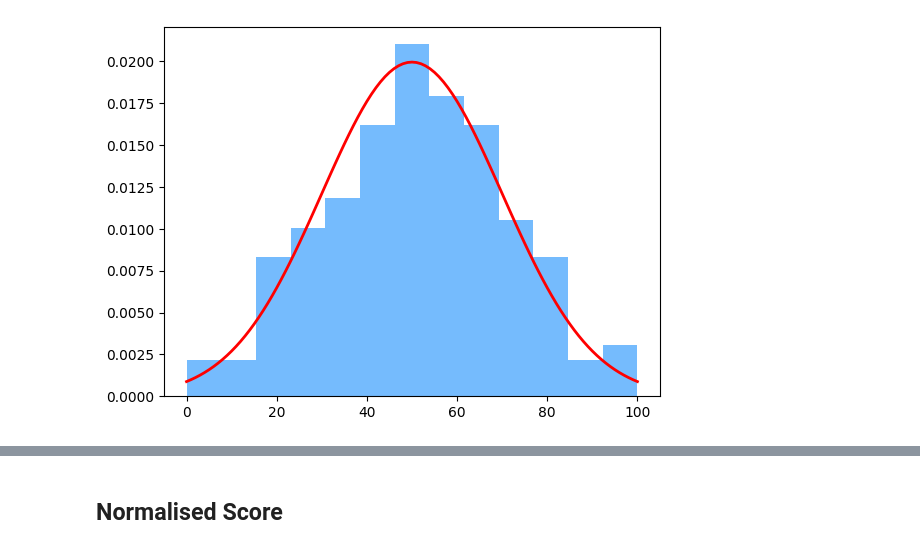
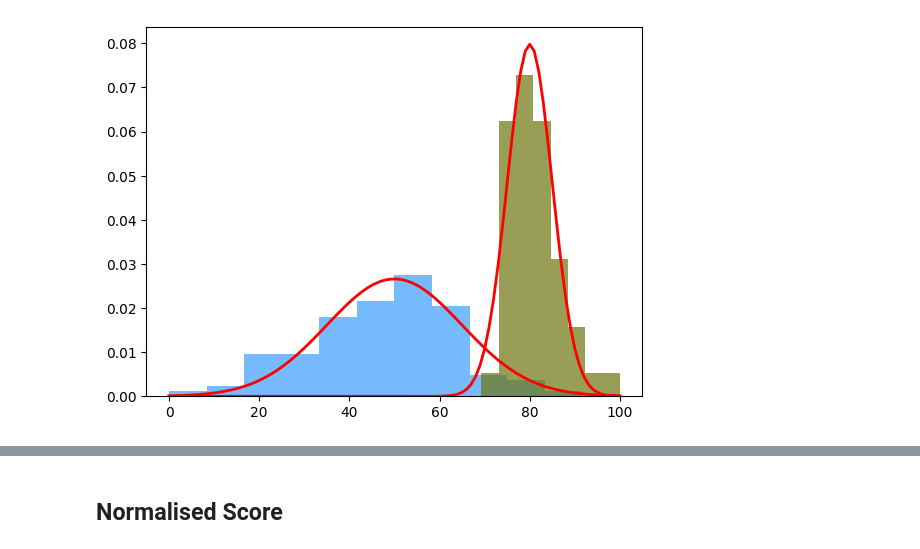
Before and after one commit to psunthar/normscore, a Jupyter notebook: normscore.ipynb, the cells around one changed output, grey strips where cells are left out. Saved outputs shown, nothing was run; the diff lists cells and outputs as text; code cells hidden in the pictures.

```diff
--- a/normscore.ipynb
+++ b/normscore.ipynb
@@ -3,17 +22,27 @@
 # %%
-import numpy as np
-import matplotlib.pyplot as plt
-
-Nx = 300
+Nx = 100
 mux = 50
-sigx = 20
+sigx = 15
 
 X = np.random.normal(mux,sigx,Nx)
 
 plt.hist(X, bins="auto", density=True, range=[0,100], facecolor = 'xkcd:sky blue')
 
+
+
+Ny = 50
+muy = 80
+sigy = 5
+
+Y = np.random.normal(muy,sigy,Ny)
+
+plt.hist(Y, bins="auto", density=True, range=[0,100], facecolor='xkcd:olive', alpha=0.7)
+
+# Analytical desntity profile
 bins = np.linspace(0,100,101)
 plt.plot(bins, 1 / (sigx * np.sqrt(2 * np.pi)) * np.exp(-(bins - mux) ** 2 / (2 * sigx ** 2)), linewidth=2, color='r')
+plt.plot(bins, 1 / (sigy * np.sqrt(2 * np.pi)) * np.exp(-(bins - muy) ** 2 / (2 * sigy ** 2)), linewidth=2, color='r')
+
 plt.show()
 # %% [output]
-[figure, old version]
+[figure, new version]
```
Also changed, not shown: parts of 22 cells of this notebook, 1 other file.
